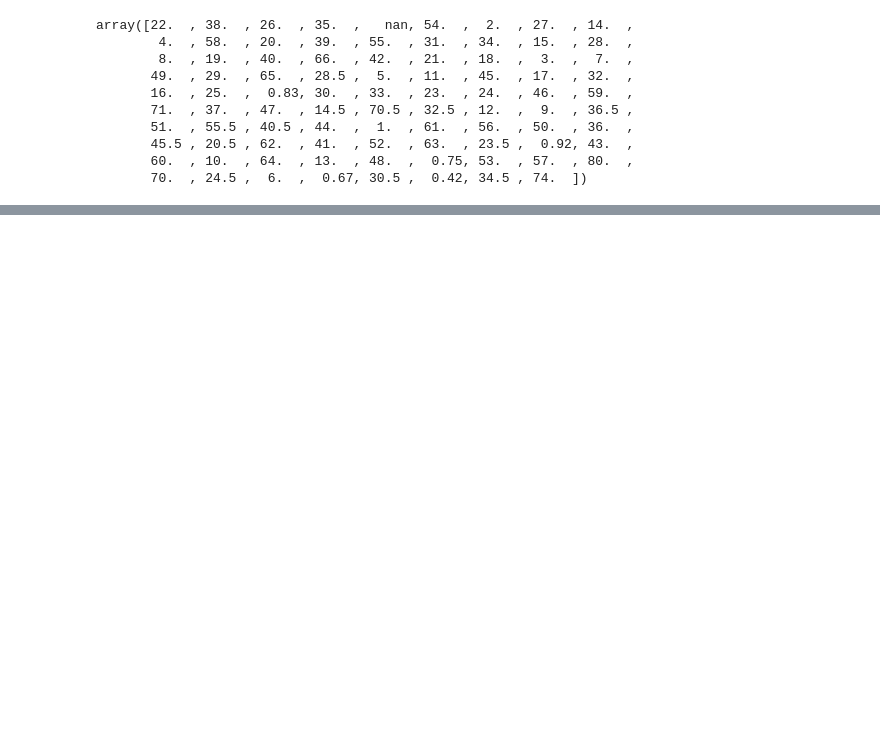
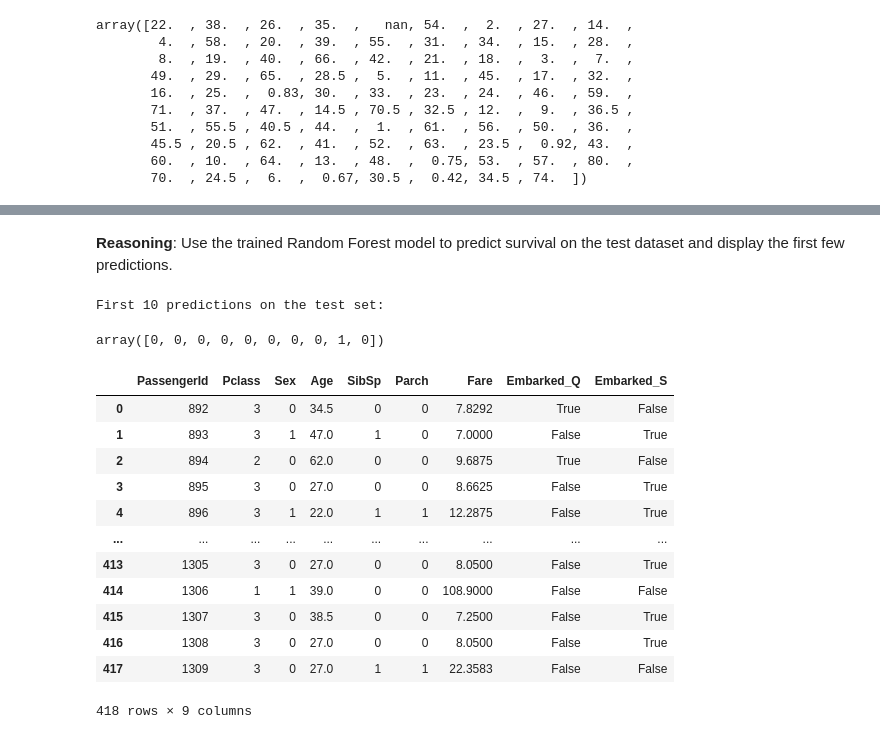
Before and after one commit to sbkvan/Titanic---Machine-Learning-from-Disaster, a Jupyter notebook: Titanic_Machine_Learning_from_Disaster.ipynb, the cells around one changed output, grey strips where cells are left out. Cells and saved outputs as stored; diff of their text form; code cells hidden in the pictures; blank space fills up the shorter version.

```diff
--- a/Titanic_Machine_Learning_from_Disaster.ipynb
+++ b/Titanic_Machine_Learning_from_Disaster.ipynb
@@ -222,0 +415,3 @@ array([22.  , 38.  , 26.  , 35.  ,   nan, 54.  ,  2.  , 27.  , 14.  ,
+# %%
+test_df.drop('Cabin', axis=1, inplace=True)
+test_df.drop('Name', axis=1, inplace=True)
@@ -222,0 +733,29 @@ array([22.  , 38.  , 26.  , 35.  ,   nan, 54.  ,  2.  , 27.  , 14.  ,
+# %% [markdown]
+**Reasoning**:
+Use the trained Random Forest model to predict survival on the test dataset and display the first few predictions.
+# %%
+# Use the trained model to make predictions on the test dataset
+predictions = model.predict(test_df)
+
+# Display the first few predictions
+print("First 10 predictions on the test set:")
+display(predictions[:10])
+# %% [output]
+First 10 predictions on the test set:
+array([0, 0, 0, 0, 0, 0, 0, 0, 1, 0])
+# %%
+test_df
+# %% [output]
+|  | PassengerId | Pclass | Sex | Age | SibSp | Parch | Fare | Embarked_Q | Embarked_S |
+| 0 | 892 | 3 | 0 | 34.5 | 0 | 0 | 7.8292 | True | False |
+| 1 | 893 | 3 | 1 | 47.0 | 1 | 0 | 7.0000 | False | True |
+| 2 | 894 | 2 | 0 | 62.0 | 0 | 0 | 9.6875 | True | False |
+| 3 | 895 | 3 | 0 | 27.0 | 0 | 0 | 8.6625 | False | True |
+| 4 | 896 | 3 | 1 | 22.0 | 1 | 1 | 12.2875 | False | True |
+| ... | ... | ... | ... | ... | ... | ... | ... | ... | ... |
+| 413 | 1305 | 3 | 0 | 27.0 | 0 | 0 | 8.0500 | False | True |
+| 414 | 1306 | 1 | 1 | 39.0 | 0 | 0 | 108.9000 | False | False |
+| 415 | 1307 | 3 | 0 | 38.5 | 0 | 0 | 7.2500 | False | True |
+| 416 | 1308 | 3 | 0 | 27.0 | 0 | 0 | 8.0500 | False | True |
+| 417 | 1309 | 3 | 0 | 27.0 | 1 | 1 | 22.3583 | False | False |
+418 rows × 9 columns
```
Also changed, not shown: parts of 34 cells of this notebook.
